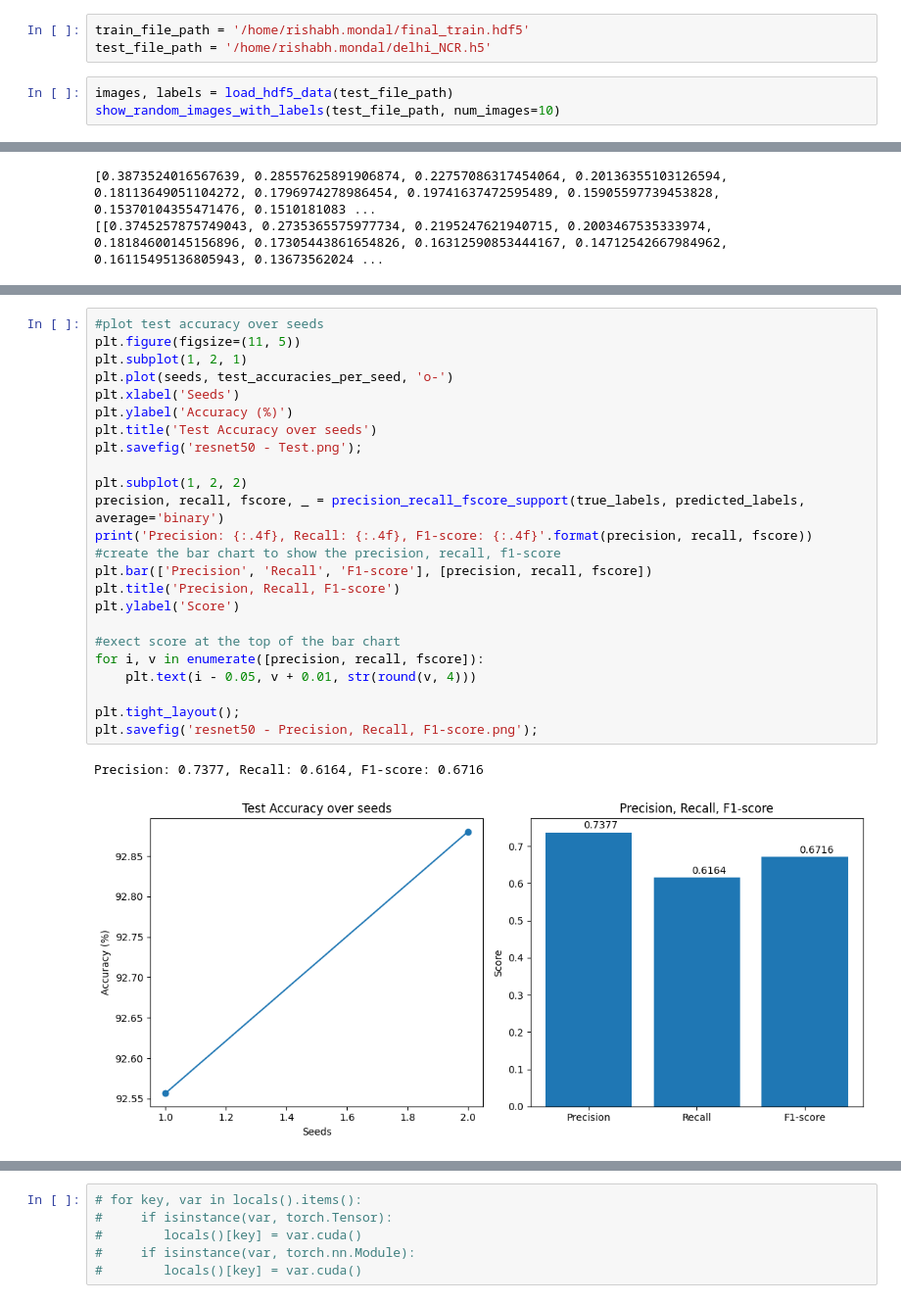
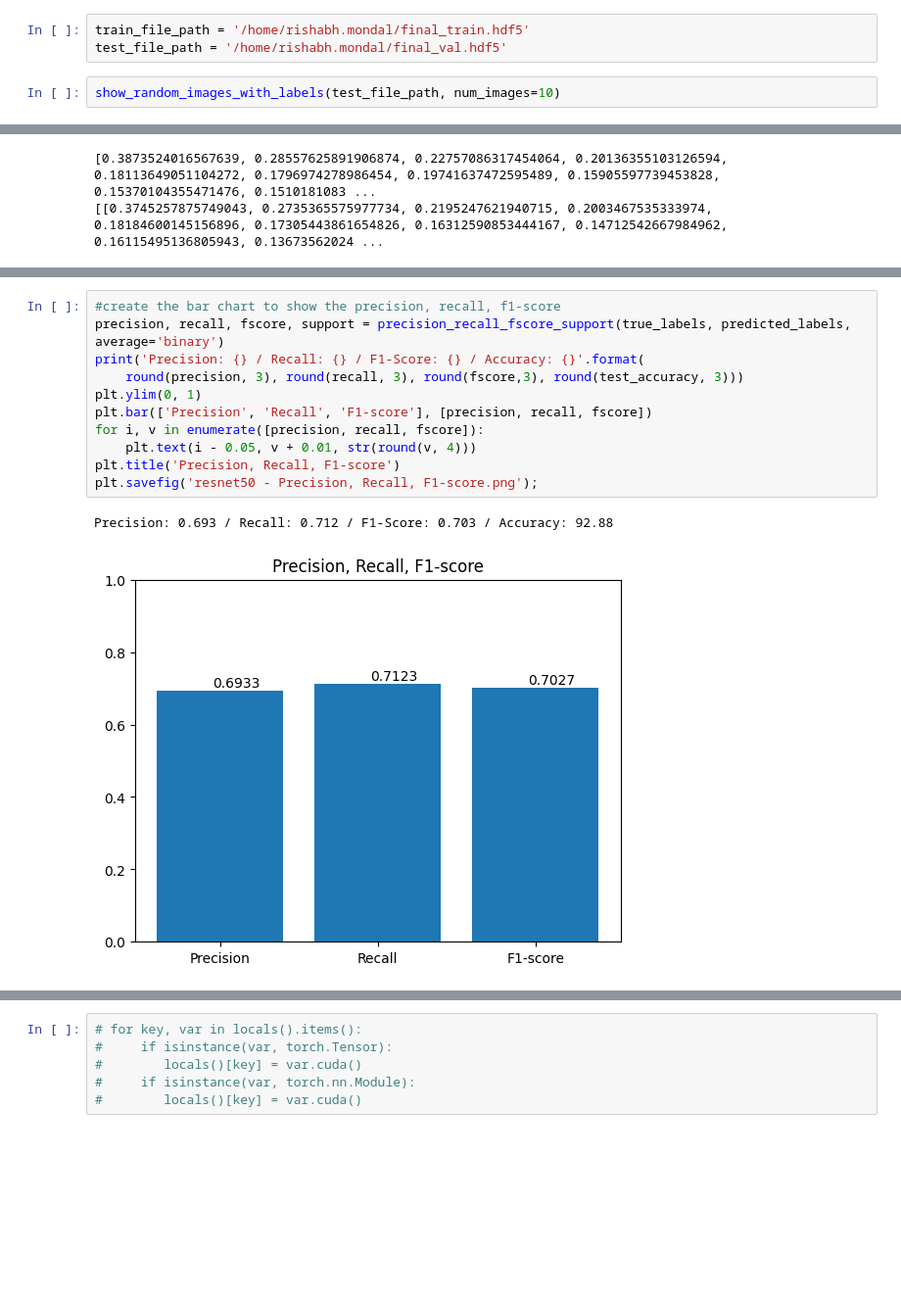
Before and after one commit to rishabh-mondal/AAAI_BK_Paper, a Jupyter notebook: detection_through_torch/compare_model_torch.ipynb, the cells around one changed output, grey strips where cells are left out. Shown at 98% size. Drawn from its saved outputs; the diff is of its cells as text; blank space fills up the shorter version.

Commit message:
resnet update file

```diff
--- a/detection_through_torch/compare_model_torch.ipynb
+++ b/detection_through_torch/compare_model_torch.ipynb
@@ -20,8 +20,7 @@ print(device)
 cuda:0
 # %%
 train_file_path = '/home/rishabh.mondal/final_train.hdf5'
-test_file_path = '/home/rishabh.mondal/delhi_NCR.h5'
+test_file_path = '/home/rishabh.mondal/final_val.hdf5'
 # %%
-images, labels = load_hdf5_data(test_file_path)
 show_random_images_with_labels(test_file_path, num_images=10)
 # %% [output]
@@ -386,30 +348,17 @@ plt.savefig('resnet50 - Train and val.png')
 # %%
-#plot test accuracy over seeds
-plt.figure(figsize=(11, 5))
-plt.subplot(1, 2, 1)
-plt.plot(seeds, test_accuracies_per_seed, 'o-')
-plt.xlabel('Seeds')
-plt.ylabel('Accuracy (%)')
-plt.title('Test Accuracy over seeds')
-plt.savefig('resnet50 - Test.png');
-
-plt.subplot(1, 2, 2)
-precision, recall, fscore, _ = precision_recall_fscore_support(true_labels, predicted_labels, average='binary')
-print('Precision: {:.4f}, Recall: {:.4f}, F1-score: {:.4f}'.format(precision, recall, fscore))
 #create the bar chart to show the precision, recall, f1-score
+precision, recall, fscore, support = precision_recall_fscore_support(true_labels, predicted_labels, average='binary')
+print('Precision: {} / Recall: {} / F1-Score: {} / Accuracy: {}'.format(
+    round(precision, 3), round(recall, 3), round(fscore,3), round(test_accuracy, 3)))
+plt.ylim(0, 1)
 plt.bar(['Precision', 'Recall', 'F1-score'], [precision, recall, fscore])
-plt.title('Precision, Recall, F1-score')
-plt.ylabel('Score')
-
-#exect score at the top of the bar chart
 for i, v in enumerate([precision, recall, fscore]):
     plt.text(i - 0.05, v + 0.01, str(round(v, 4)))
-
-plt.tight_layout();
+plt.title('Precision, Recall, F1-score')
 plt.savefig('resnet50 - Precision, Recall, F1-score.png');
 # %% [output]
-Precision: 0.7377, Recall: 0.6164, F1-score: 0.6716
+Precision: 0.693 / Recall: 0.712 / F1-Score: 0.703 / Accuracy: 92.88
-[figure, old version]
+[figure, new version]
 # %%
 # plot classifcation report
 from sklearn.metrics import classification_report
```
Also changed, not shown: parts of 14 cells of this notebook, 4 other files.
